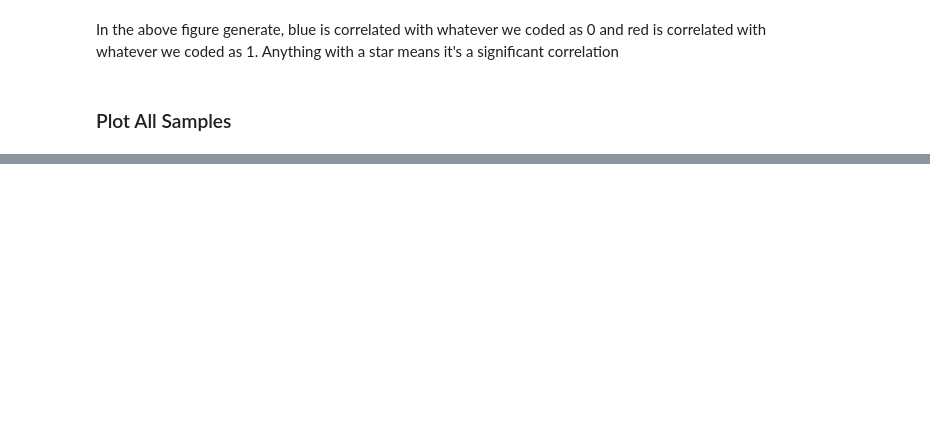
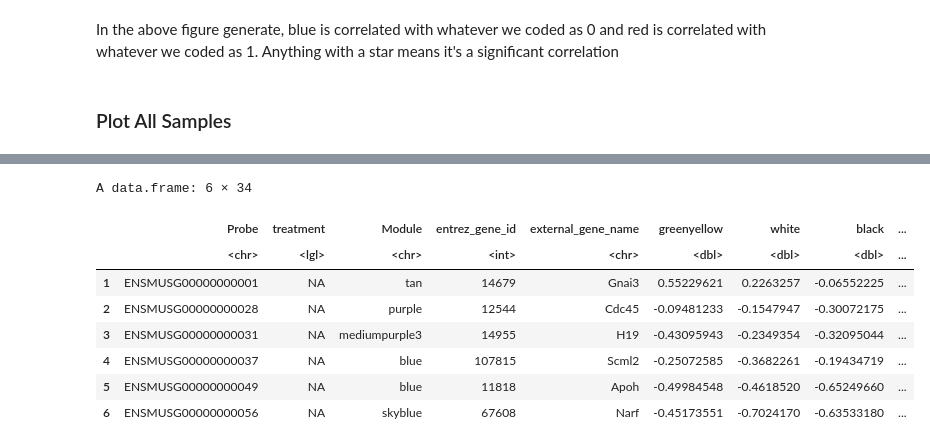
Before and after one commit to vhaghani26/Mouse_FAE_RNAseq_WGBS, a Jupyter notebook: rnaseq/06_WGCNA.ipynb, the cells around one changed output, grey strips where cells are left out. Cells and saved outputs as stored; diff of their text form; code cells hidden in the pictures; blank space fills up the shorter version.

```diff
--- a/rnaseq/06_WGCNA.ipynb
+++ b/rnaseq/06_WGCNA.ipynb
@@ -674,0 +676,6 @@ ggsave("06_WGCNA/module_trait_relationships.pdf",width = 8, height = 10)
+# %%
+# Remove "ME" prefix from significant modules
+significant_modules <- sub("^ME", "", significant_modules)
+
+# View
+print(significant_modules)
@@ -674,0 +691,19 @@ ggsave("06_WGCNA/module_trait_relationships.pdf",width = 8, height = 10)
+# %%
+# Define the columns to keep
+columns_to_keep <- c("Probe", "treatment", "Module", "entrez_gene_id", "external_gene_name", significant_modules)
+
+# Keep only the specified columns
+modules <- modules[, columns_to_keep, drop = FALSE]
+
+# View the filtered data
+head(modules)
+# %% [output]
+A data.frame: 6 × 34
+|  | Probe | treatment | Module | entrez_gene_id | external_gene_name | greenyellow | white | black | ... |
+|  | <chr> | <lgl> | <chr> | <int> | <chr> | <dbl> | <dbl> | <dbl> | ... |
+| 1 | ENSMUSG00000000001 | NA | tan | 14679 | Gnai3 | 0.55229621 | 0.2263257 | -0.06552225 | ... |
+| 2 | ENSMUSG00000000028 | NA | purple | 12544 | Cdc45 | -0.09481233 | -0.1547947 | -0.30072175 | ... |
+| 3 | ENSMUSG00000000031 | NA | mediumpurple3 | 14955 | H19 | -0.43095943 | -0.2349354 | -0.32095044 | ... |
+| 4 | ENSMUSG00000000037 | NA | blue | 107815 | Scml2 | -0.25072585 | -0.3682261 | -0.19434719 | ... |
+| 5 | ENSMUSG00000000049 | NA | blue | 11818 | Apoh | -0.49984548 | -0.4618520 | -0.65249660 | ... |
+| 6 | ENSMUSG00000000056 | NA | skyblue | 67608 | Narf | -0.45173551 | -0.7024170 | -0.63533180 | ... |
```
Also changed, not shown: parts of 24 cells of this notebook.
